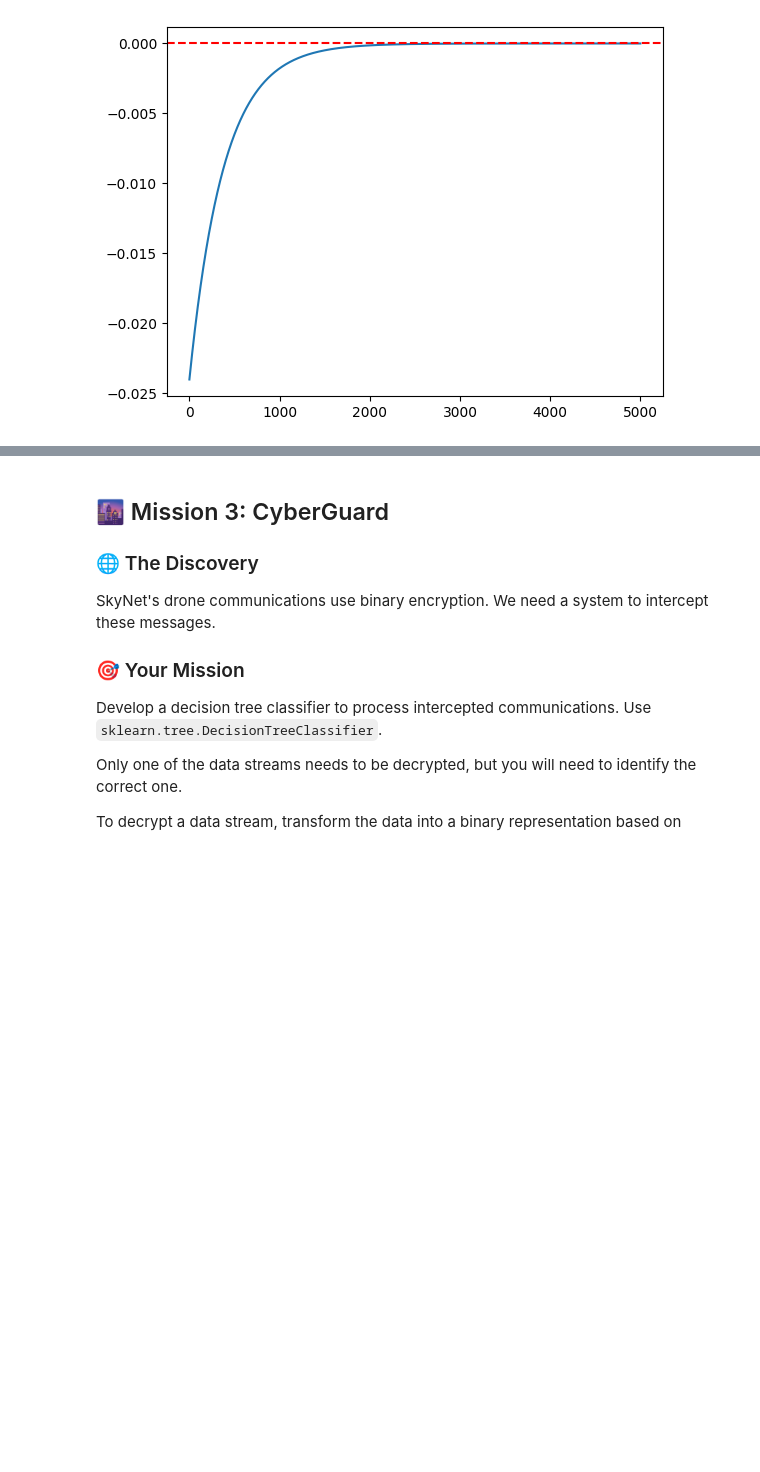
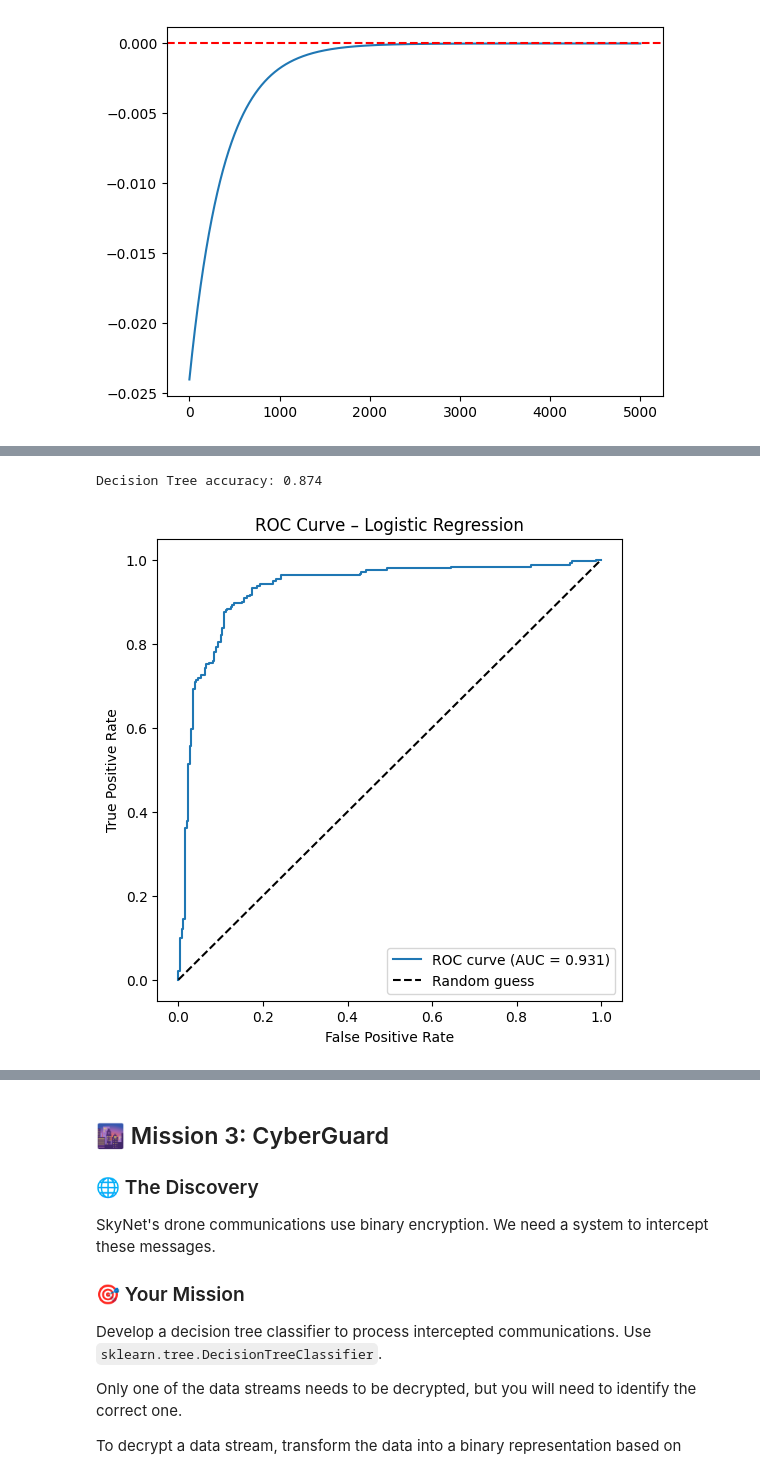
Before and after one commit to joonseren/TDT4172-Introduction-to-Machine-Learning, a Jupyter notebook: Assignment1/Chapter_1.ipynb, the cells around one changed output, grey strips where cells are left out. Cells and saved outputs as stored; diff of their text form; code cells hidden in the pictures; blank space fills up the shorter version.

```diff
--- a/Assignment1/Chapter_1.ipynb
+++ b/Assignment1/Chapter_1.ipynb
@@ -284,0 +287,30 @@ The logistic
+# %%
+from sklearn.model_selection import train_test_split
+from sklearn.tree import DecisionTreeClassifier
+from sklearn.metrics import accuracy_score
+
+
+
+clf = DecisionTreeClassifier(random_state=15)
+clf.fit(X_train, y_train)
+
+y_pred = clf.predict(X_test)
+
+acc = accuracy_score(y_test, y_pred)
+print("Decision Tree accuracy:", acc)
+# %% [output]
+Decision Tree accuracy: 0.874
+# %%
+
+tpr, fpr, auc = logreg.roc_curve(X_test, y_test)
+
+plt.figure(figsize=(6,6))
+plt.plot(fpr, tpr, label=f'ROC curve (AUC = {auc:.3f})')
+plt.plot([0, 1], [0, 1], 'k--', label='Random guess')
+plt.xlabel('False Positive Rate')
+plt.ylabel('True Positive Rate')
+plt.title('ROC Curve – Logistic Regression')
+plt.legend(loc='lower right')
+plt.show()
+# %% [output]
+[figure, added]
```
Also changed, not shown: parts of 5 cells of this notebook, 3 other files.
